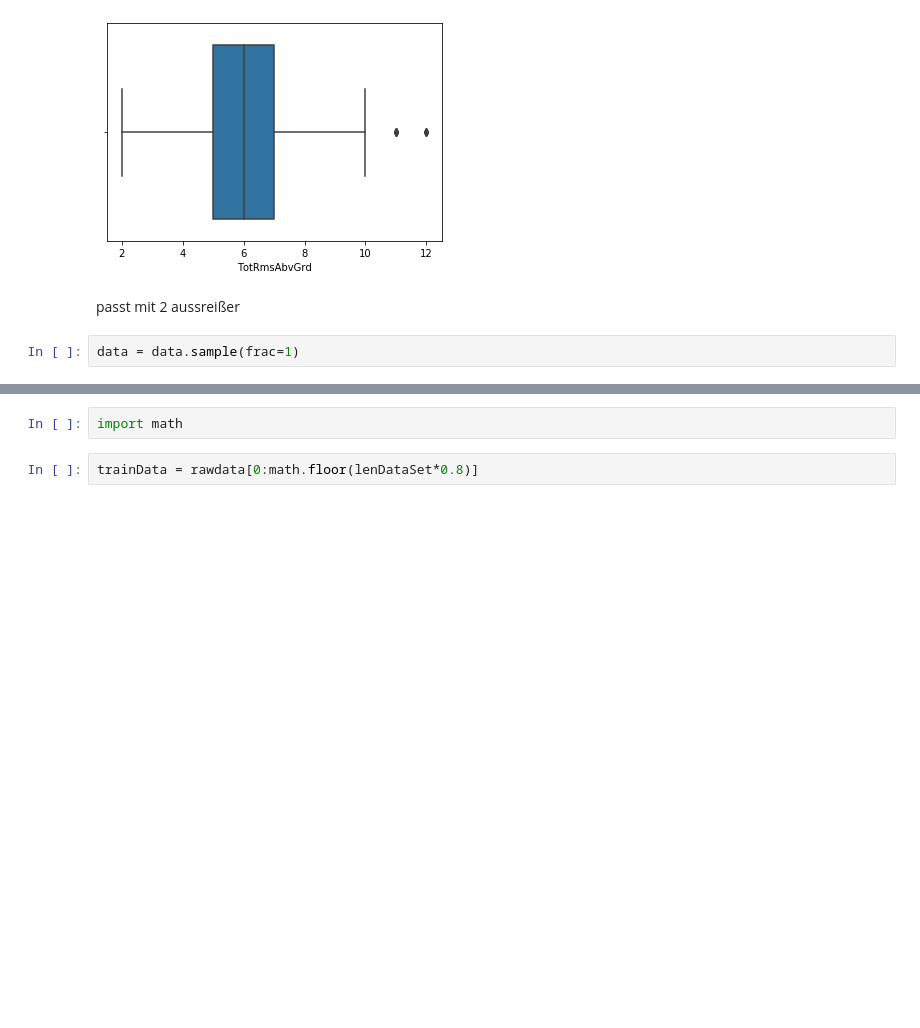
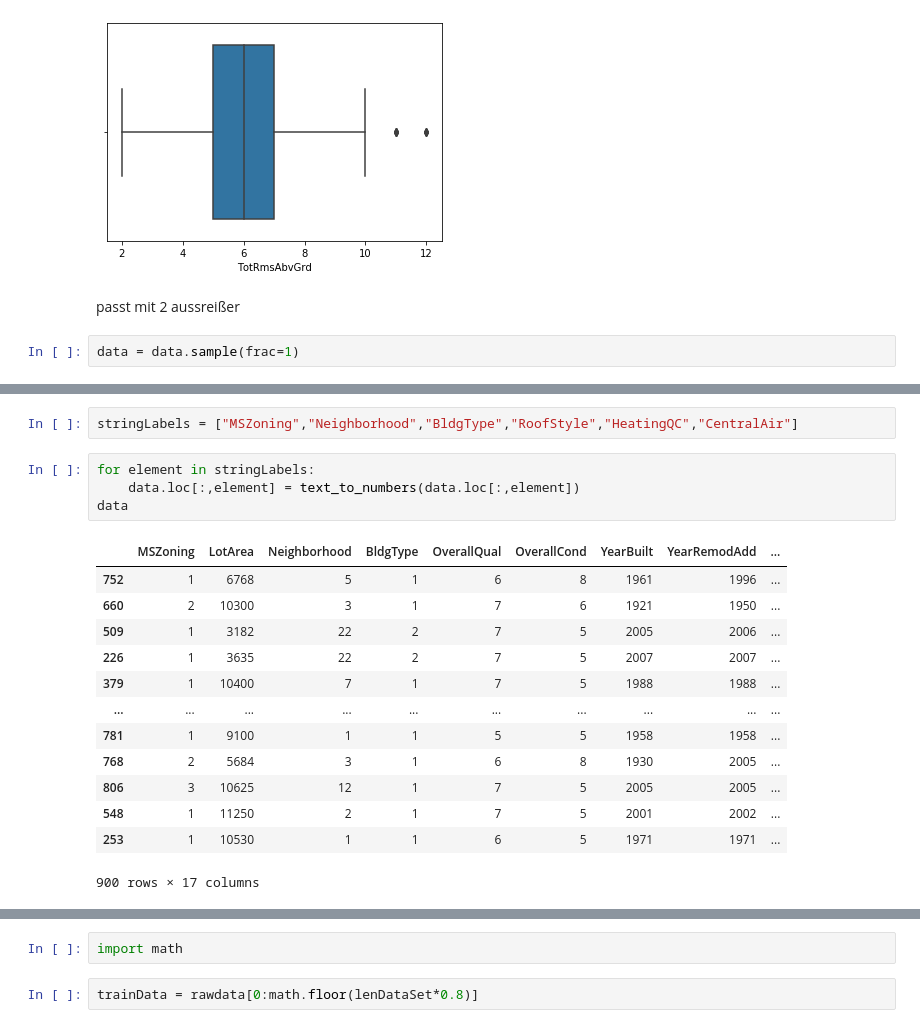
Before and after one commit to Tachmeton/Data-Science---Hausanalyse, a Jupyter notebook: Codebase.ipynb, the cells around one changed output, grey strips where cells are left out. Saved outputs shown, nothing was run; the diff lists cells and outputs as text; blank space fills up the shorter version.

```diff
--- a/Codebase.ipynb
+++ b/Codebase.ipynb
@@ -319,3 +383,23 @@ Name: SalePrice, Length: 900, dtype: int64
+# %%
+stringLabels = ["MSZoning","Neighborhood","BldgType","RoofStyle","HeatingQC","CentralAir"]
+# %%
+for element in stringLabels:
+    data.loc[:,element] = text_to_numbers(data.loc[:,element])
+data
+# %% [output]
+|  | MSZoning | LotArea | Neighborhood | BldgType | OverallQual | OverallCond | YearBuilt | YearRemodAdd | ... |
+| 752 | 1 | 6768 | 5 | 1 | 6 | 8 | 1961 | 1996 | ... |
+| 660 | 2 | 10300 | 3 | 1 | 7 | 6 | 1921 | 1950 | ... |
+| 509 | 1 | 3182 | 22 | 2 | 7 | 5 | 2005 | 2006 | ... |
+| 226 | 1 | 3635 | 22 | 2 | 7 | 5 | 2007 | 2007 | ... |
+| 379 | 1 | 10400 | 7 | 1 | 7 | 5 | 1988 | 1988 | ... |
+| ... | ... | ... | ... | ... | ... | ... | ... | ... | ... |
+| 781 | 1 | 9100 | 1 | 1 | 5 | 5 | 1958 | 1958 | ... |
+| 768 | 2 | 5684 | 3 | 1 | 6 | 8 | 1930 | 2005 | ... |
+| 806 | 3 | 10625 | 12 | 1 | 7 | 5 | 2005 | 2005 | ... |
+| 548 | 1 | 11250 | 2 | 1 | 7 | 5 | 2001 | 2002 | ... |
+| 253 | 1 | 10530 | 1 | 1 | 6 | 5 | 1971 | 1971 | ... |
+900 rows × 17 columns
 # %%
 rawdata = data.loc[:,"MSZoning":"YrSold"]
 rawdata
```
Also changed, not shown: parts of 13 cells of this notebook.
